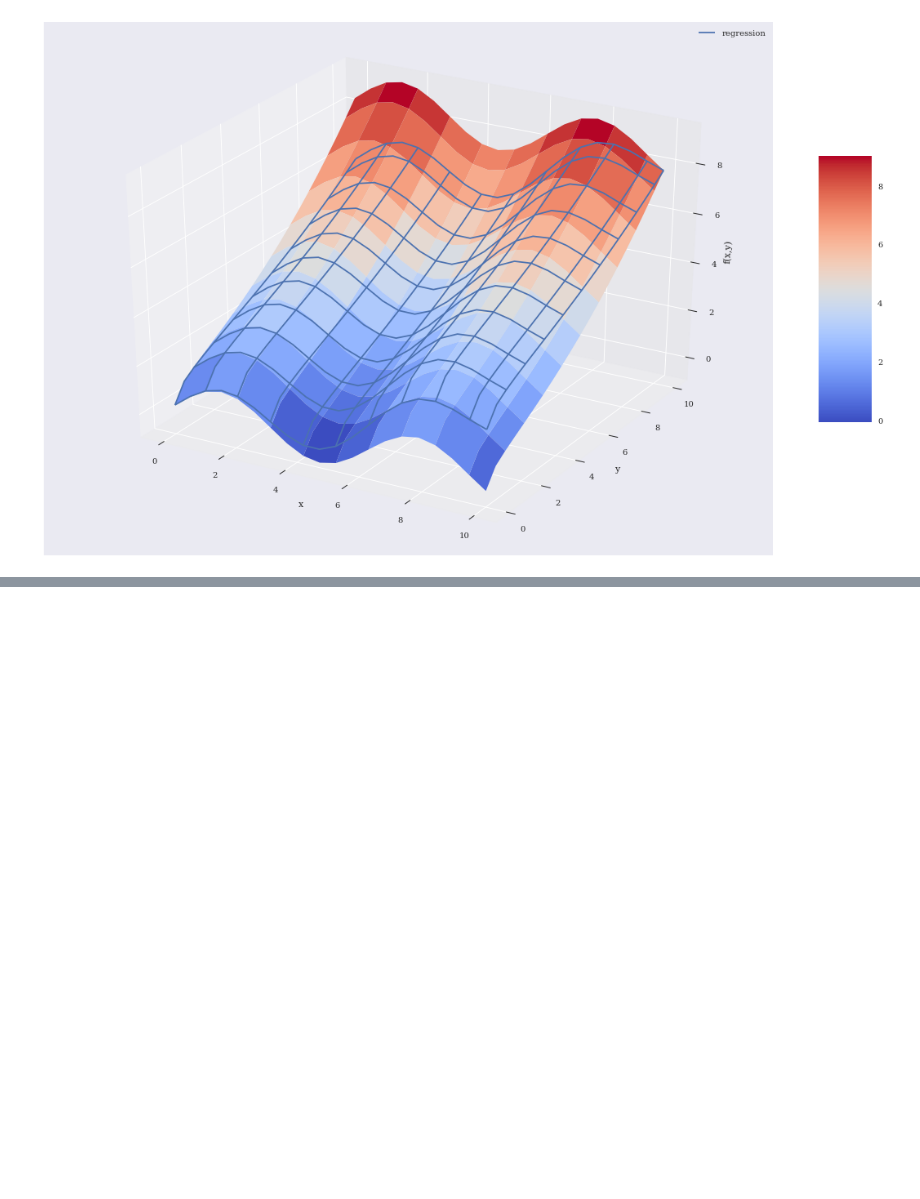
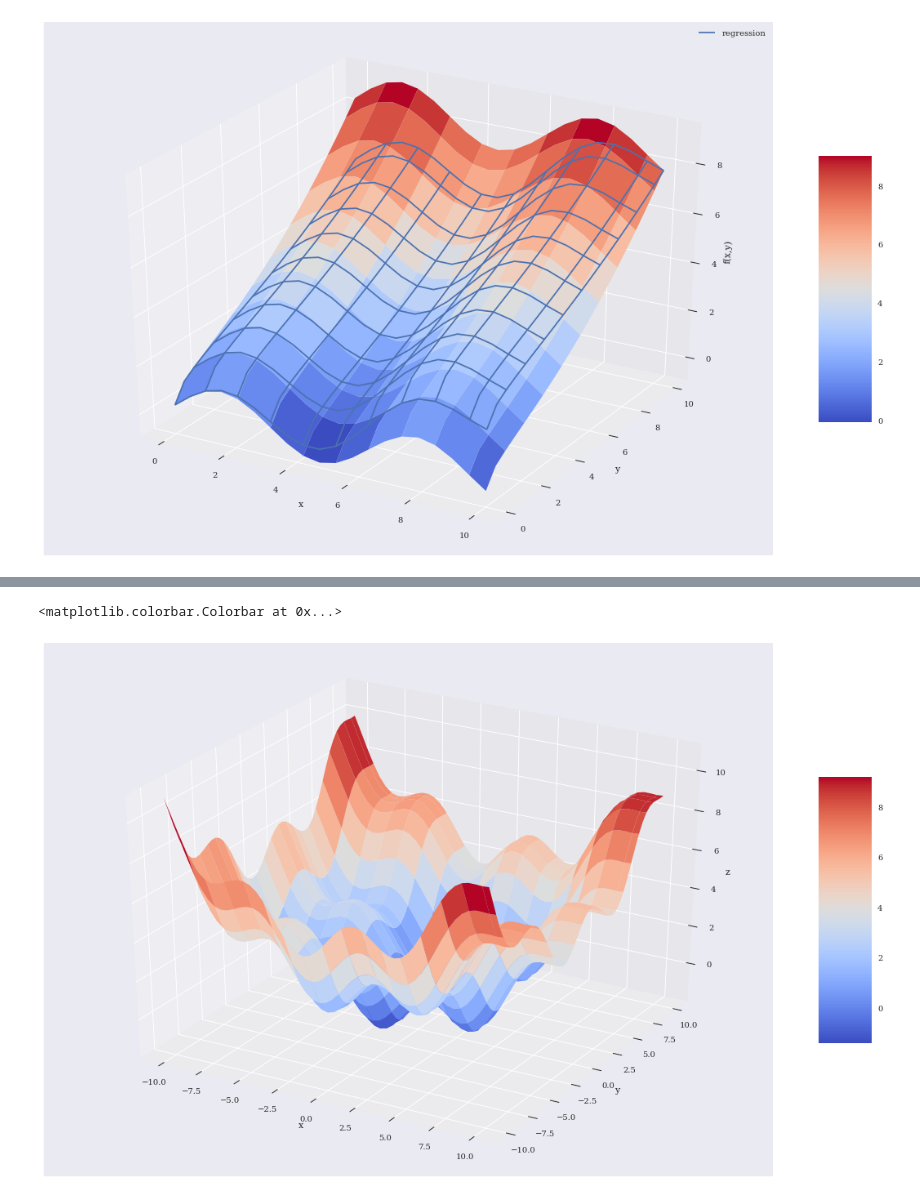
Before and after one commit to thomasmurphycodes/PythonForFinance, a Jupyter notebook: notebooks/Chapter 11 - Mathematical Tools.ipynb, the cells around one changed output, grey strips where cells are left out. Cells and saved outputs as stored; diff of their text form; code cells hidden in the pictures; blank space fills up the shorter version.

```diff
--- a/notebooks/Chapter 11 - Mathematical Tools.ipynb
+++ b/notebooks/Chapter 11 - Mathematical Tools.ipynb
@@ -239,0 +297,32 @@ Application of this is for bootstrapping a yield curve
+# %%
+'''
+Onwards to convex optimization - optimization is the process of minimizing a function given constraints.
+In this case, the function will produce a convex surface
+
+Finance examples: calibrating option pricing to market data or agent utility problems
+
+Let's make a 3d sinusoidal surface to start!
+'''
+def fm(p):
+    x, y = p
+    return (np.sin(x) + 0.05 * x ** 2 + np.sin(y) + 0.05 * y ** 2)
+# %%
+x = np.linspace(-10, 10, 50)
+y = np.linspace(-10, 10, 50)
+X, Y = np.meshgrid(x, y)
+Z = fm((X, Y))
+# %%
+ fig = plt.figure(figsize=(20,12))
+ax = fig.gca(projection='3d')
+surf = ax.plot_surface(X, Y, Z, rstride=2, cstride=3, cmap='coolwarm', linewidth=0.5, antialiased=True)
+ax.set_xlabel('x')
+ax.set_ylabel('y')
+ax.set_zlabel('z')
+fig.colorbar(surf, shrink=0.5, aspect=5)
+'''
+There are multiple local minimums in various parts of the fold here, but a global does seem to be present in the
+inner folds
+'''
+# %% [output]
+<matplotlib.colorbar.Colorbar at 0x...>
+[figure, added]
```
Also changed, not shown: parts of 14 cells of this notebook.
